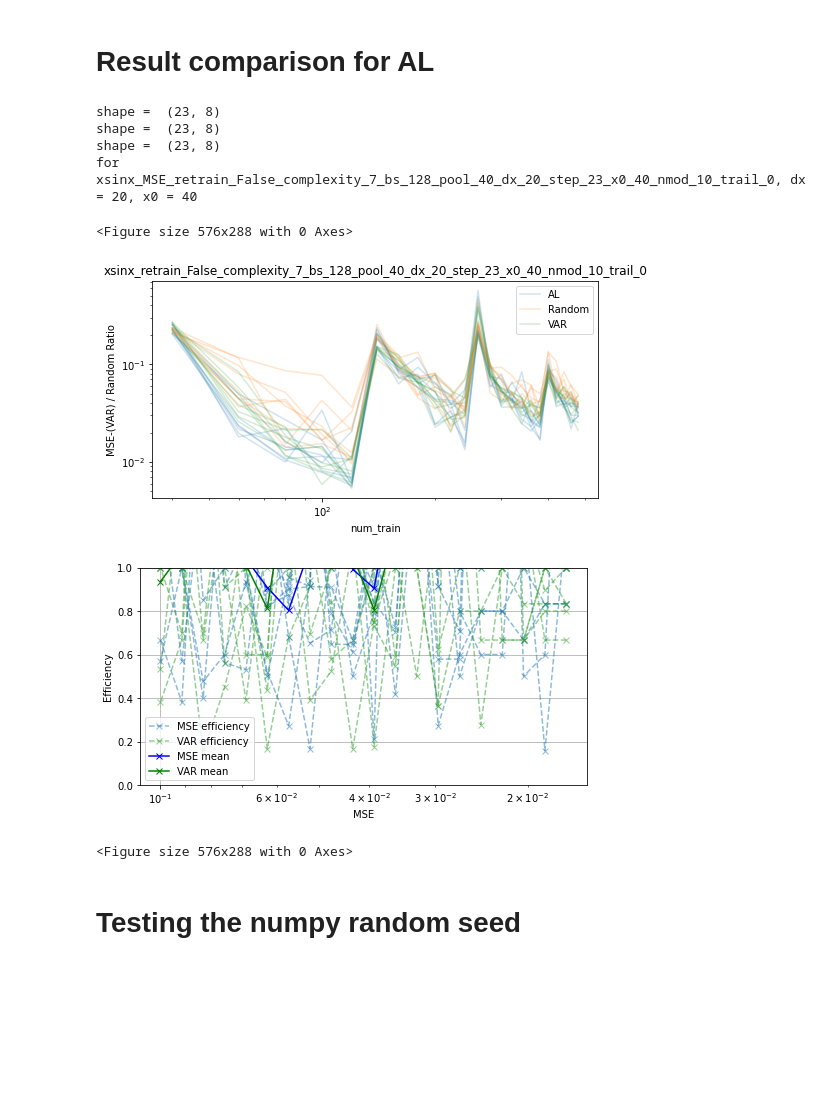
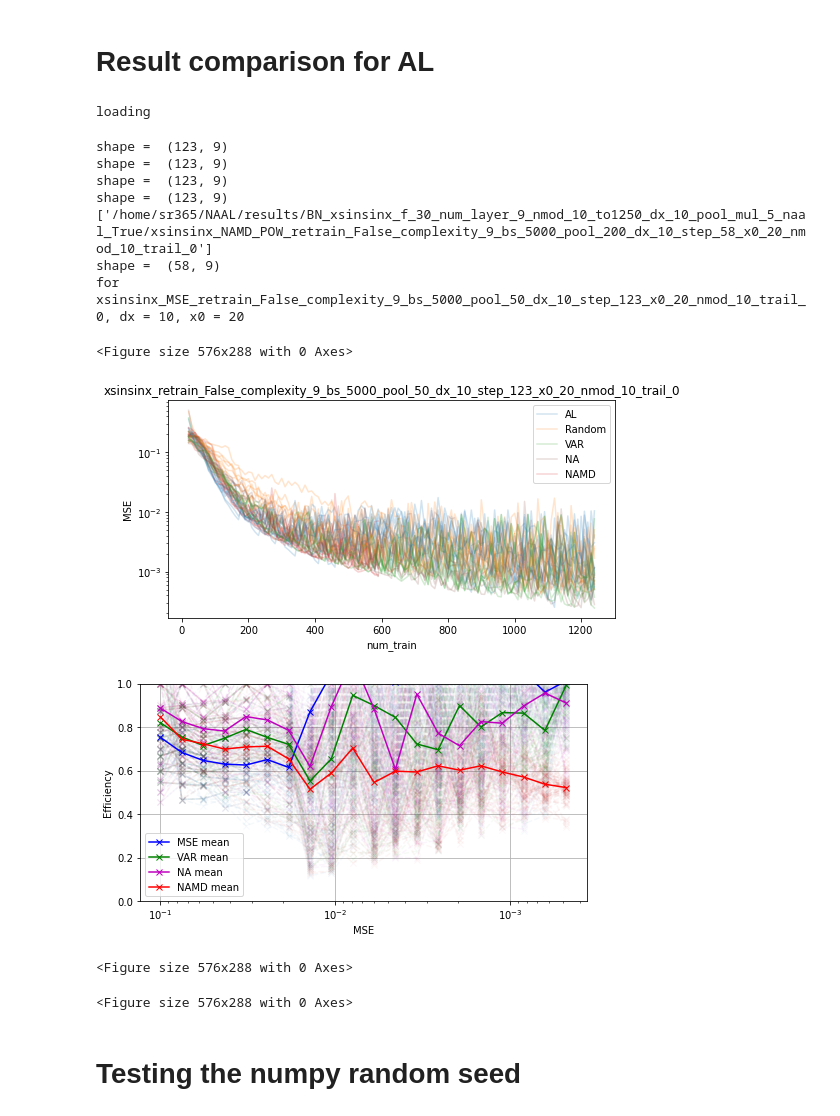
Before and after one commit to BensonRen/NAAL, a Jupyter notebook: result_compare_AL.ipynb, the cells around one changed output. Drawn from its saved outputs; the diff is of its cells as text; code cells hidden in the pictures; blank space fills up the shorter version.

Commit message:
updating to have functioning training AL for NAMD, random, VAR and MSE (abandoned), currently running on the sine dataset

```diff
--- a/result_compare_AL.ipynb
+++ b/result_compare_AL.ipynb
@@ -5,13 +5,21 @@ import numpy as np
 import pandas as pd
 import matplotlib.pyplot as plt
 import os
+from glob import glob
+print('loading')
+from pathlib import Path
+# %% [output]
+loading
 # %%
-num_trails = 8
-if num_trails < 10:
+num_trails = 9
+if num_trails < 8:
     alpha = 0.5
 else:
     alpha = 0.2
+SMOOTH_WEIGHT=0.2
 plot_var = True
+plot_na = True
+plot_namd = True
 #MSE_retrain_False_bs_1024_pool_10_dx_5_x0_20_nmod_5
 #folder = 'results/fig'
 folder = '/home/sr365/NAAL/results/fig/retrain_True'
@@ -21,9 +29,11 @@ folder = '/home/sr365/NAAL/results/fig/retrain_True'
 # folder_list = ['/home/sr365/NAAL/results/30_sine_nmod_20_add_noise_add_2',
 #                 '/home/sr365/NAAL/results/30_sine_nmod_20_add_noise_mult_5',
 #                 '/home/sr365/NAAL/results/30_sine_nmod_20_add_noise_mult_2']
-folder_list = ['/home/sr365/NAAL/results/xsinx_f_30_num_layer_7_nmod_10_to600_dx_20_pool_mul_20',
-                '/home/sr365/NAAL/results/xsinx_f_30_num_layer_7_nmod_10_to600_dx_20_pool_mul_5',
-                '/home/sr365/NAAL/results/xsinx_f_30_num_layer_7_nmod_10_to600_dx_20_pool_mul_10']
+folder_list = ['/home/sr365/NAAL/results/BN_xsinsinx_f_30_num_layer_9_nmod_10_to1250_dx_10_pool_mul_5_naal_True']
+                # '/home/sr365/NAAL/results/BN_xsinsinx_f_30_num_layer_9_nmod_5_to2000_dx_10_pool_mul_20_naal_True']
+                # '/home/sr365/NAAL/results/BN_xsinsinx_f_30_num_layer_7_nmod_10_to1000_dx_10_pool_mul_10_naal_True']
+                # '/home/sr365/NAAL/results/no_BN_xsinx_f_30_num_layer_10_nmod_10_to600_dx_20_pool_mul_20_naal_True',
+                # '/home/sr365/NAAL/results/no_BN_xsinx_f_30_num_layer_10_nmod_10_to600_dx_20_pool_mul_5_naal_True']
                 # '/home/sr365/NAAL/results/30_sine_num_layer_7_nmod_10_to500_dx_20_pool_mul_10',
                 # '/home/sr365/NAAL/results/30_sine_num_layer_7_nmod_10_to2000_dx_100_pool_mul_5']
 # folder_list = ['results/30_sine_nmod']
@@ -282,8 +330,9 @@ for folder in folder_list:
         # Makue sure this is a folder
         if not os.path.isdir(cur_folder):
             continue
+        # print(cur_folder)
         # Only start from the M SE folders and look for comparison
-        if not 'MSE' in cur_folder or not 'trail_0' in cur_folder or 'retrain_True' in cur_folder:
+        if not 'MSE' in cur_folder or not 'trail_0' in cur_folder:# or 'retrain_True' in cur_folder:
             continue
 
         VAR_test_mse_mat = None # This is for the case where it is not called
@@ -299,44 +348,81 @@ for folder in folder_list:
         else:
             random_folder = random_folder_provide
         #RD_test_mse, RD_train_mse, RD_selected_after_train_mse = load_mses(random_folder)
         Random_test_mse_mat, Random_train_mse_mat, Random_selected_after_train_mse_mat = load_matrix(random_folder, num_trails)
         RD_test_mse, RD_train_mse, RD_selected_after_train_mse = load_ensemble_mses(random_folder, num_trails, Random_test_mse_mat, Random_train_mse_mat, Random_selected_after_train_mse_mat)
 
         if plot_var:
             # Var plotting
             var_folder = cur_folder.replace('MSE','VAR')#.replace('pool_100','pool_500')
             VAR_test_mse_mat, VAR_train_mse_mat, VAR_selected_after_train_mse_mat = load_matrix(var_folder, num_trails)
             VAR_test_mse, VAR_train_mse, VAR_selected_after_train_mse = load_ensemble_mses(var_folder, num_trails, VAR_test_mse_mat, VAR_train_mse_mat, VAR_selected_after_train_mse_mat)
 
+        if plot_na:
+            na_folder = cur_folder.replace('MSE','NA')
+            NA_test_mse_mat, NA_train_mse_mat, NA_selected_after_train_mse_mat = load_matrix(na_folder, num_trails)
+            NA_test_mse, NA_train_mse, NA_selected_after_train_mse = load_ensemble_mses(na_folder, num_trails, NA_test_mse_mat, NA_train_mse_mat, NA_selected_after_train_mse_mat)
+
+        if plot_namd:
+            # Using the ambiguous matching scheme with glob
+            cur_path = Path(cur_folder)
+            glob_list = glob(os.path.join(cur_path.parent ,'*NAMD_POW_*'+cur_folder.split('trail_')[-1]))
+            print(glob_list)
+            assert len(glob_list) == 1, 'your glob list is not 1 in the NAMD folder retrieving'
+            namd_folder = glob_list[0]
+            # name_folder = cur_folder.replace('MSE','NAMD+RAD005')
+            NAMD_test_mse_mat, NAMD_train_mse_mat, NAMD_selected_after_train_mse_mat = load_matrix(namd_folder, num_trails)
+            NAMD_test_mse, NAMD_train_mse, NAMD_selected_after_train_mse = load_ensemble_mses(namd_folder, num_trails, NAMD_test_mse_mat, NAMD_train_mse_mat, NAMD_selected_after_train_mse_mat)
+
+
+        # Smoothing step
+        for i in range(np.shape(MSE_test_mse_mat)[1]):
+            MSE_test_mse_mat[:, i] = smooth(MSE_test_mse_mat[:, i])
+            Random_test_mse_mat[:, i] = smooth(Random_test_mse_mat[:, i])
+            if plot_na:
+                NA_test_mse_mat[:, i] = smooth(NA_test_mse_mat[:, i])
+            if plot_var:
+                VAR_test_mse_mat[:, i] = smooth(VAR_test_mse_mat[:, i])
+            if plot_namd:
+                NAMD_test_mse_mat[:, i] = smooth(NAMD_test_mse_mat[:, i])
+
         # Get the dx and x0
         dx, x0 = get_dx_x0(file)
         # Use the xlabel with number of data points
         x_label = np.array(range(len(MSE_test_mse))) * dx + x0
-        save_name = os.path.join(folder, file.replace('MSE_','').replace('_trail_0_',''))\
+        save_name = os.path.join(folder, file.replace('MSE_','').replace('_trail_0_',''))
 
         # One-liner calling functions
         # plot_various_MSE(x_label, MSE_test_mse, RD_test_mse, MSE_train_mse, RD_train_mse, VAR_test_mse, VAR_train_mse, plot_var, save_name)     # Plot the various MSE
         if not random_folder_provide:
             plot_ratio(MSE_test_mse_mat, Random_test_mse_mat, x_label, ylabel='MSE / Random Ratio', save_name=save_name + 'MSE_RD_', x_label=x_label)                # Plot the ratio plot between MSE and random
-        plot_test_MSE_plot(x_label, MSE_test_mse_mat, Random_test_mse_mat, save_name,
-                        VAR_test_mse_mat=VAR_test_mse_mat, plot_var=plot_var, random_folder_provide=random_folder_provide)     # Plot the test MSE line plot
+        plot_test_MSE_plot(x_label, MSE_test_mse_mat, Random_test_mse_mat, save_name, NA_test_mse_mat=NA_test_mse_mat,
+                        VAR_test_mse_mat=VAR_test_mse_mat, random_folder_provide=random_folder_provide,
+                        NAMD_test_mse_mat=NAMD_test_mse_mat, plot_var=plot_var)     # Plot the test MSE line plot
         Data_efficiency_plot(x_label, MSE_test_mse_mat, Random_test_mse_mat, save_name,
-                        VAR_test_mse_mat, plot_var, y_lim=1,random_folder_provide=random_folder_provide)                             # Plot the data efficiency plot
+                        VAR_test_mse_mat, NA_test_mse_mat, y_lim=1,random_folder_provide=random_folder_provide,
+                        NAMD_test_mse_mat=NAMD_test_mse_mat, plot_var=plot_var)                             # Plot the data efficiency plot
         if plot_var and not random_folder_provide:    # For variance experiments
             plot_ratio(VAR_test_mse_mat, Random_test_mse_mat, x_label, ylabel='VAR / Random Ratio', save_name=save_name + 'VAR_RD_', x_label=x_label)            # Plot the ratio plot between VAR and random
+        if plot_na and not random_folder_provide:    # For variance experiments
+            plot_ratio(NA_test_mse_mat, Random_test_mse_mat, x_label, ylabel='NA / Random Ratio', save_name=save_name + 'NA_RD_', x_label=x_label)            # Plot the ratio plot between VAR and random
+
         #     plot_coref(cur_folder, num_trails, save_name, coef_loader=load_var_coeff, coef_name='VAR')                                                                                       # Plot the VAR R coeff plot
             #plot_coref(cur_folder, num_trails, save_name, coef_laoder=load_kendal_tau, coef_name='Tau')                                         # Plot the VAR Tau coeff plot
 
         plt.clf()
 # %% [output]
-shape =  (23, 8)
-shape =  (23, 8)
-shape =  (23, 8)
-for xsinx_MSE_retrain_False_complexity_7_bs_128_pool_40_dx_20_step_23_x0_40_nmod_10_trail_0, dx = 20, x0 = 40
+shape =  (123, 9)
+shape =  (123, 9)
+shape =  (123, 9)
+shape =  (123, 9)
+['/home/sr365/NAAL/results/BN_xsinsinx_f_30_num_layer_9_nmod_10_to1250_dx_10_pool_mul_5_naal_True/xsinsinx_NAMD_POW_retrain_False_complexity_9_bs_5000_pool_200_dx_10_step_58_x0_20_nmod_10_trail_0']
+shape =  (58, 9)
+for xsinsinx_MSE_retrain_False_complexity_9_bs_5000_pool_50_dx_10_step_123_x0_20_nmod_10_trail_0, dx = 10, x0 = 20
 <Figure size 576x288 with 0 Axes>
-[figure, old version]
+[figure, new version]
-[figure, old version]
+[figure, new version]
 <Figure size 576x288 with 0 Axes>
+<Figure size 576x288 with 0 Axes>
 # %% [markdown]
 # Testing the numpy random seed
 # %%
```
Also changed, not shown: parts of 3 cells of this notebook, 9 other files.
